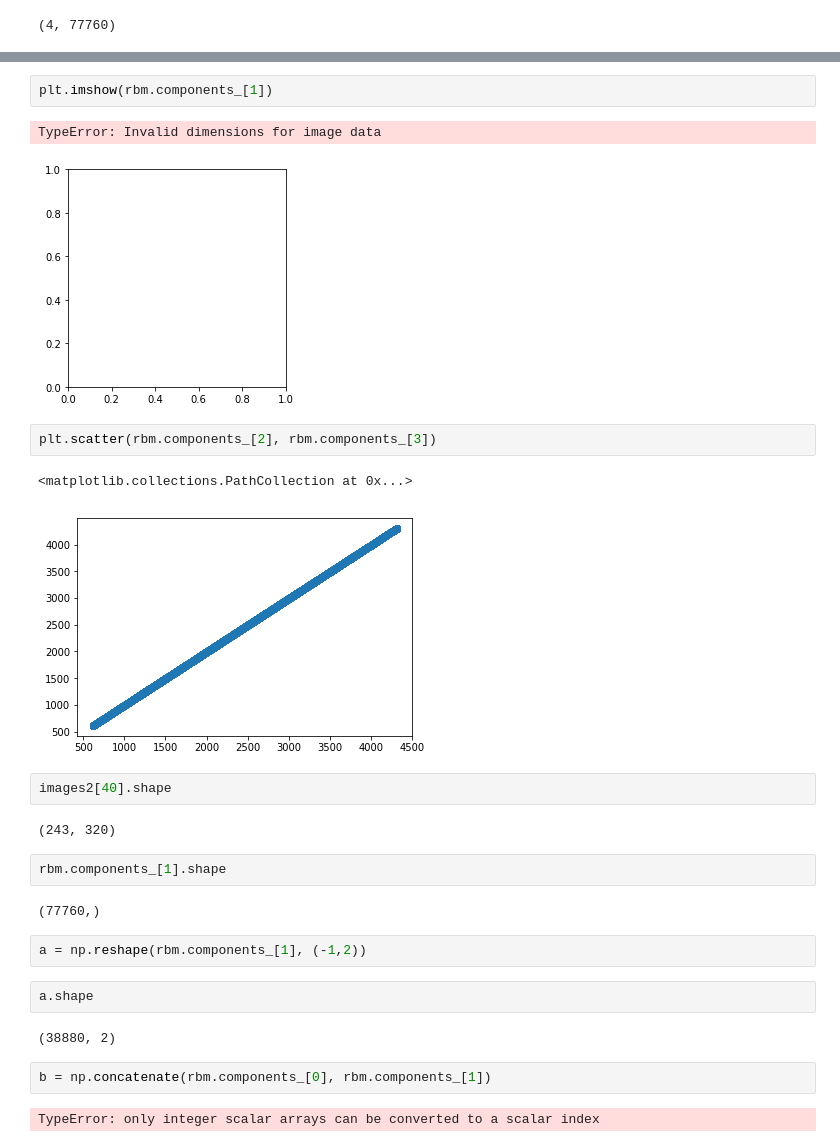
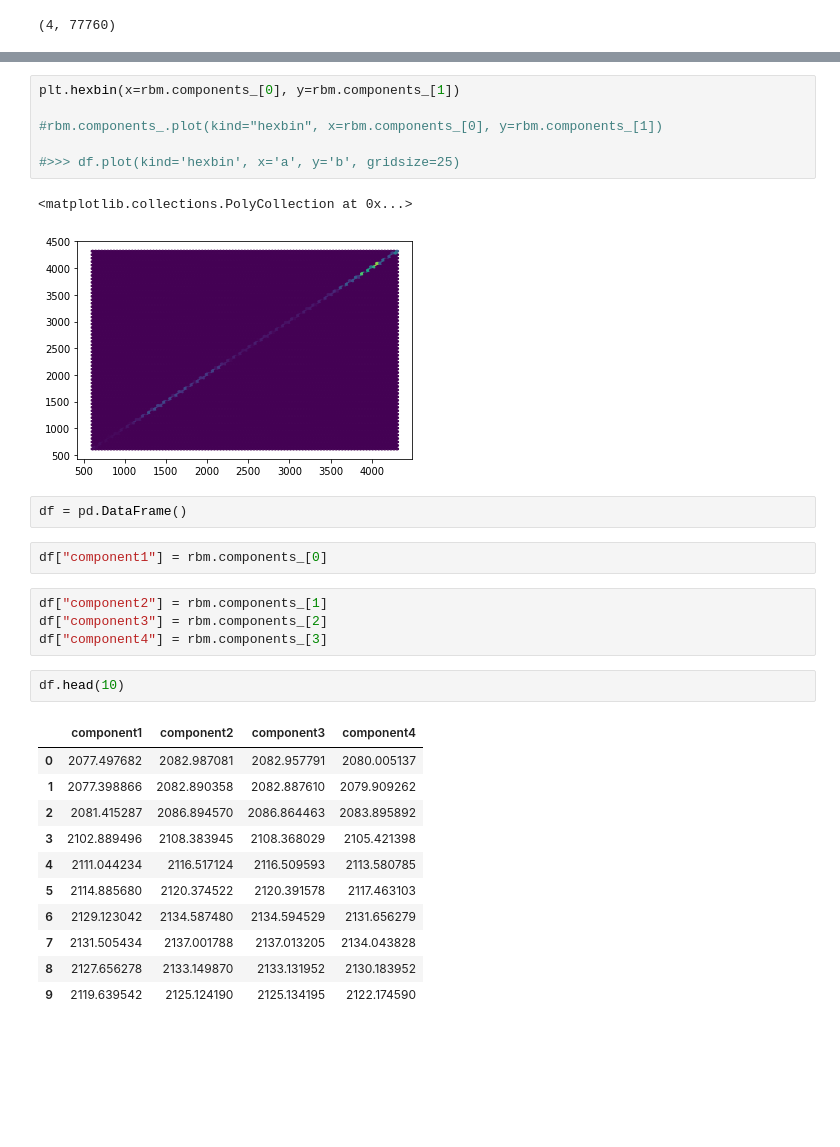
Before and after one commit to jtillis0317/Drills-and-Projects, a Jupyter notebook: Challenge - Make Your Network.ipynb, the cells around one changed output, grey strips where cells are left out. Saved outputs shown, nothing was run; the diff lists cells and outputs as text; blank space fills up the shorter version.

```diff
--- a/Challenge - Make Your Network.ipynb
+++ b/Challenge - Make Your Network.ipynb
@@ -116,28 +121,31 @@ plt.scatter(rbm.components_[0], rbm.components_[1])
-# %%
-plt.imshow(rbm.components_[1])
-# %% [output]
-TypeError: Invalid dimensions for image data
-[figure, removed]
+# %%
+plt.hexbin(x=rbm.components_[0], y=rbm.components_[1])
+
+#rbm.components_.plot(kind="hexbin", x=rbm.components_[0], y=rbm.components_[1])
+
+#>>> df.plot(kind='hexbin', x='a', y='b', gridsize=25)
+# %% [output]
+<matplotlib.collections.PolyCollection at 0x...>
+[figure, added]
+# %%
+df = pd.DataFrame()
+# %%
+df["component1"] = rbm.components_[0]
 # %%
-plt.scatter(rbm.components_[2], rbm.components_[3])
+df["component2"] = rbm.components_[1]
+df["component3"] = rbm.components_[2]
+df["component4"] = rbm.components_[3]
-# %% [output]
-<matplotlib.collections.PathCollection at 0x...>
-[figure, removed]
-# %%
-images2[40].shape
-# %% [output]
-(243, 320)
-# %%
-rbm.components_[1].shape
-# %% [output]
-(77760,)
-# %%
-a = np.reshape(rbm.components_[1], (-1,2))
-# %%
-a.shape
-# %% [output]
-(38880, 2)
-# %%
-b = np.concatenate(rbm.components_[0], rbm.components_[1])
-# %% [output]
-TypeError: only integer scalar arrays can be converted to a scalar index
+# %%
+df.head(10)
+# %% [output]
+|  | component1 | component2 | component3 | component4 |
+| 0 | 2077.497682 | 2082.987081 | 2082.957791 | 2080.005137 |
+| 1 | 2077.398866 | 2082.890358 | 2082.887610 | 2079.909262 |
+| 2 | 2081.415287 | 2086.894570 | 2086.864463 | 2083.895892 |
+| 3 | 2102.889496 | 2108.383945 | 2108.368029 | 2105.421398 |
+| 4 | 2111.044234 | 2116.517124 | 2116.509593 | 2113.580785 |
+| 5 | 2114.885680 | 2120.374522 | 2120.391578 | 2117.463103 |
+| 6 | 2129.123042 | 2134.587480 | 2134.594529 | 2131.656279 |
+| 7 | 2131.505434 | 2137.001788 | 2137.013205 | 2134.043828 |
+| 8 | 2127.656278 | 2133.149870 | 2133.131952 | 2130.183952 |
+| 9 | 2119.639542 | 2125.124190 | 2125.134195 | 2122.174590 |
```
Also changed, not shown: parts of 9 cells of this notebook.
